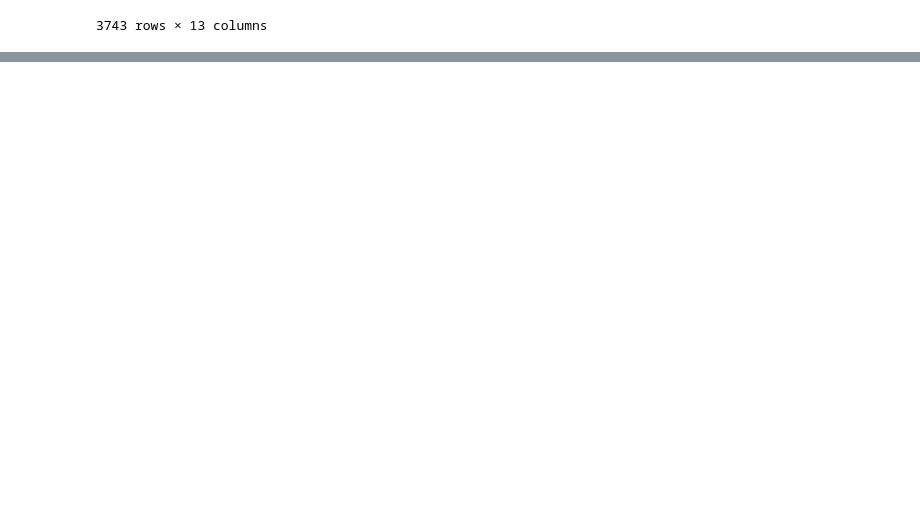
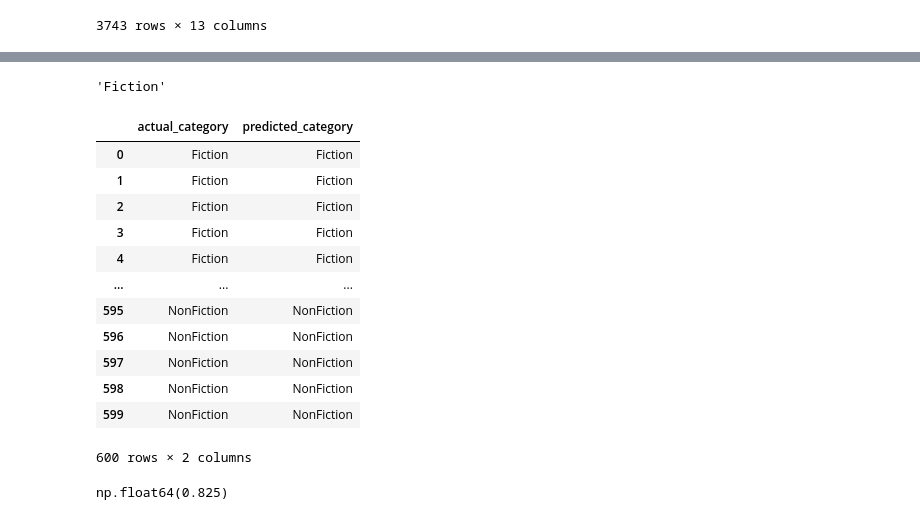
Before and after one commit to Anurag20075/book-recommender, a Jupyter notebook: vector_Search.ipynb, the cells around one changed output, grey strips where cells are left out. Saved outputs shown, nothing was run; the diff lists cells and outputs as text; code cells hidden in the pictures; blank space fills up the shorter version.

```diff
--- a/vector_Search.ipynb
+++ b/vector_Search.ipynb
@@ -386,0 +347,7 @@ for desc in nonfiction_samples:
+# %%
+import numpy as np
+max_index=np.argmax(classifier(sequence,fiction_categories)['scores'])
+my_label=classifier(sequence,fiction_categories)['labels'][max_index]
+my_label
+# %% [output]
+'Fiction'
@@ -386,0 +376,46 @@ for desc in nonfiction_samples:
+# %%
+from  tqdm import tqdm
+actual_cate = []
+predicted_cate = []
+
+# Filter once to avoid the indexing bug
+fiction_subset = books[books["broad_category"] == "Fiction"].reset_index(drop=True)
+
+for i in tqdm(range(0, 300)):
+    sequence = fiction_subset["tagged_description"][i]
+
+    pred = generate_predictions(sequence, fiction_categories)
+
+    predicted_cate.append(pred)
+    actual_cate.append("Fiction")
+# %%
+# Filter once to avoid the indexing bug
+fiction_subset = books[books["broad_category"] == "NonFiction"].reset_index(drop=True)
+
+for i in tqdm(range(0, 300)):
+    sequence = fiction_subset["tagged_description"][i]
+
+    pred = generate_predictions(sequence, fiction_categories)
+
+    predicted_cate.append(pred)
+    actual_cate.append("NonFiction")
+# %%
+predictions_df=pd.DataFrame({"actual_category": actual_cate, "predicted_category": predicted_cate})
+# print(f"Actual Category Length: {len(actual_cate)}")
+# print(f"Predicted Category Length: {len(predicted_cate)}")
+# %%
+predictions_df
+# %% [output]
+|  | actual_category | predicted_category |
+| 0 | Fiction | Fiction |
+| 1 | Fiction | Fiction |
+| 2 | Fiction | Fiction |
+| 3 | Fiction | Fiction |
+| 4 | Fiction | Fiction |
+| ... | ... | ... |
+| 595 | NonFiction | NonFiction |
+| 596 | NonFiction | NonFiction |
+| 597 | NonFiction | NonFiction |
+| 598 | NonFiction | NonFiction |
+| 599 | NonFiction | NonFiction |
+600 rows × 2 columns
@@ -386,0 +424,4 @@ for desc in nonfiction_samples:
+# %%
+predictions_df["correct_prediction"].sum()/len(predictions_df)
+# %% [output]
+np.float64(0.825)
```
Also changed, not shown: parts of 32 cells of this notebook, 4 other files.
